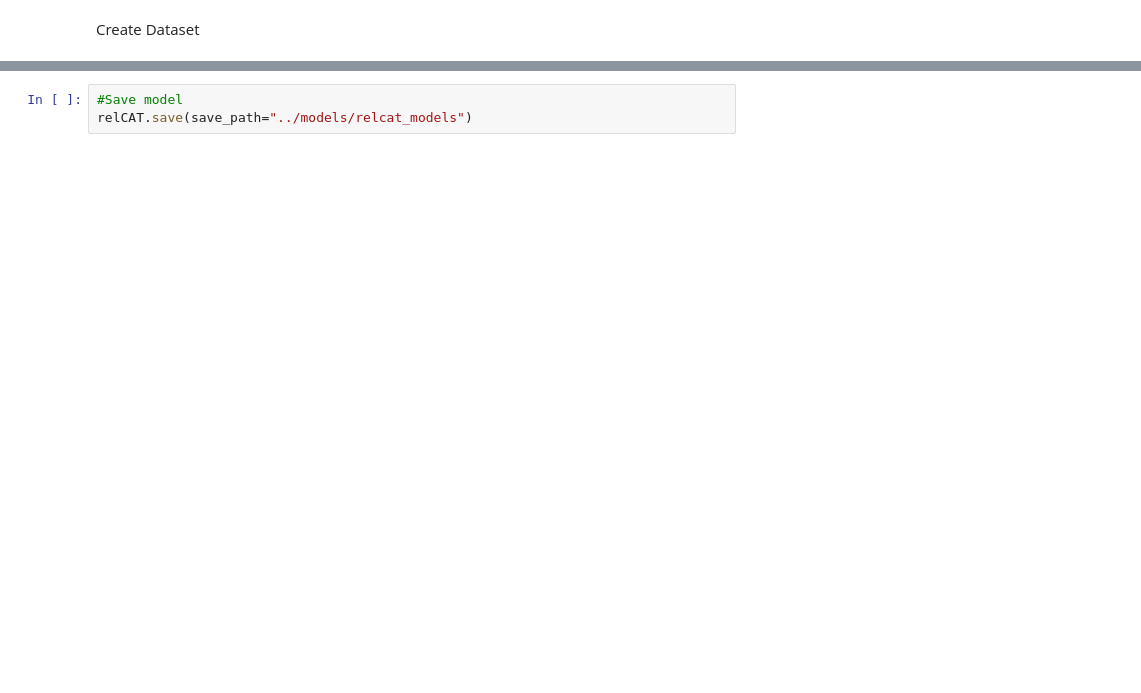
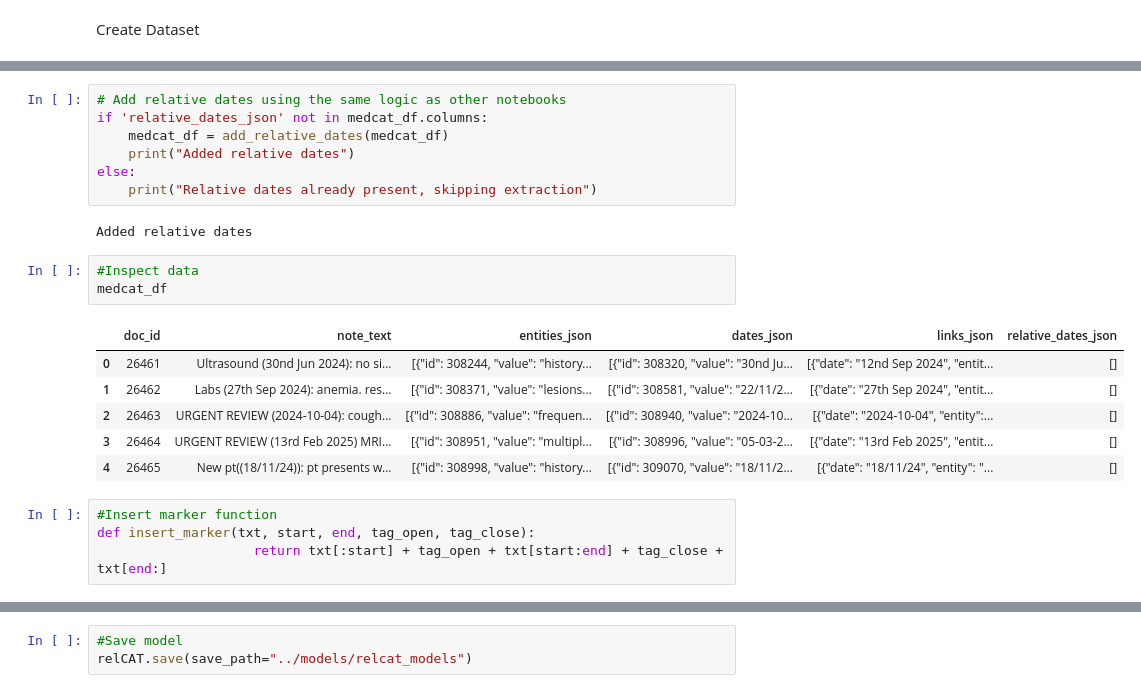
Before and after one commit to uclh-criu/patient-clinical-timeline-extraction, a Jupyter notebook: notebooks/relcat_experiments.ipynb, the cells around one changed output, grey strips where cells are left out. Saved outputs shown, nothing was run; the diff lists cells and outputs as text; blank space fills up the shorter version.

```diff
--- a/notebooks/relcat_experiments.ipynb
+++ b/notebooks/relcat_experiments.ipynb
@@ -96,0 +81,23 @@ df = pd.DataFrame(rows)
+# %%
+# Add relative dates using the same logic as other notebooks
+if 'relative_dates_json' not in medcat_df.columns:
+    medcat_df = add_relative_dates(medcat_df)
+    print("Added relative dates")
+else:
+    print("Relative dates already present, skipping extraction")
+# %% [output]
+Added relative dates
+# %%
+#Inspect data
+medcat_df
+# %% [output]
+|  | doc_id | note_text | entities_json | dates_json | links_json | relative_dates_json |
+| 0 | 26461 | Ultrasound (30nd Jun 2024): no si... | [{"id": 308244, "value": "history... | [{"id": 308320, "value": "30nd Ju... | [{"date": "12nd Sep 2024", "entit... | [] |
+| 1 | 26462 | Labs (27th Sep 2024): anemia. res... | [{"id": 308371, "value": "lesions... | [{"id": 308581, "value": "22/11/2... | [{"date": "27th Sep 2024", "entit... | [] |
+| 2 | 26463 | URGENT REVIEW (2024-10-04): cough... | [{"id": 308886, "value": "frequen... | [{"id": 308940, "value": "2024-10... | [{"date": "2024-10-04", "entity":... | [] |
+| 3 | 26464 | URGENT REVIEW (13rd Feb 2025) MRI... | [{"id": 308951, "value": "multipl... | [{"id": 308996, "value": "05-03-2... | [{"date": "13rd Feb 2025", "entit... | [] |
+| 4 | 26465 | New pt((18/11/24)): pt presents w... | [{"id": 308998, "value": "history... | [{"id": 309070, "value": "18/11/2... | [{"date": "18/11/24", "entity": "... | [] |
+# %%
+#Insert marker function
+def insert_marker(txt, start, end, tag_open, tag_close):
+                    return txt[:start] + tag_open + txt[start:end] + tag_close + txt[end:]
```
Also changed, not shown: parts of 37 cells of this notebook, 4 other files.
